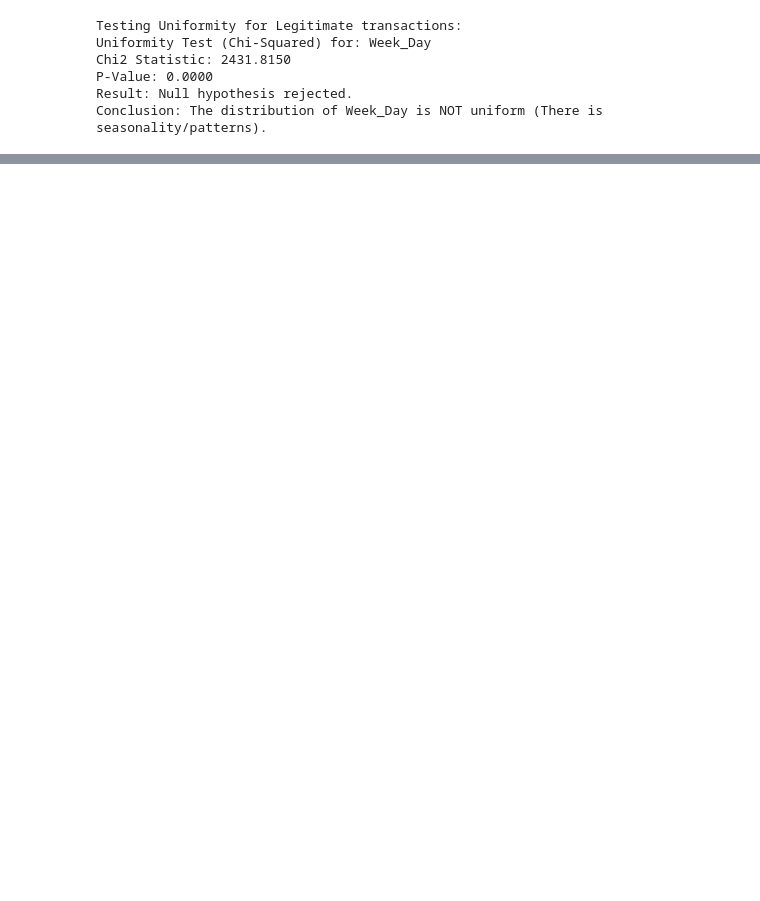
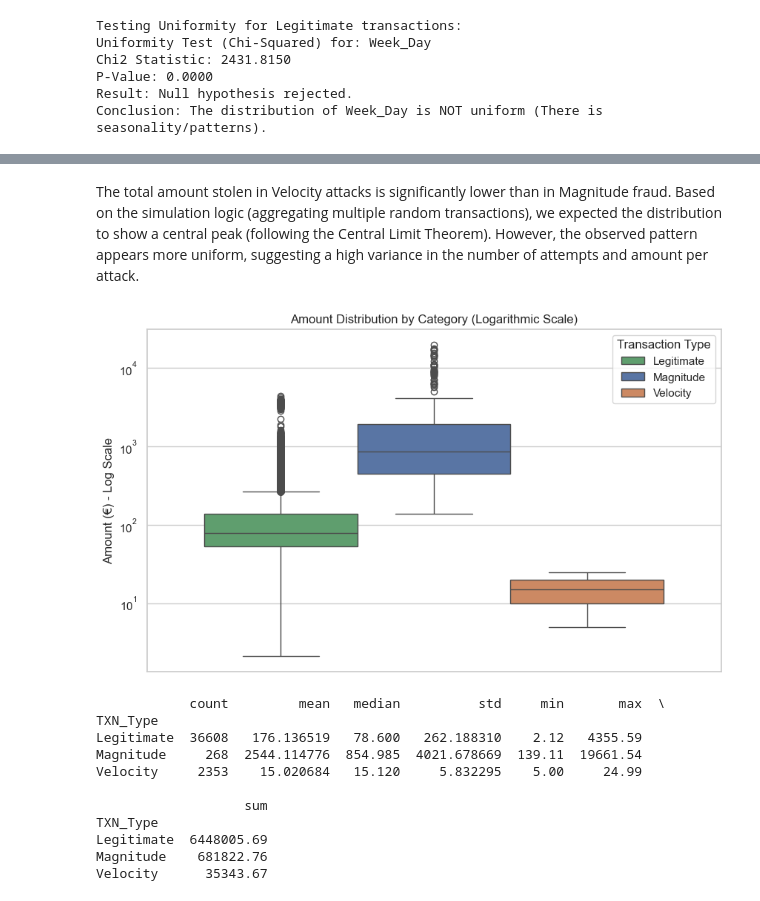
Before and after one commit to dexpositov/Financial-Fraud-Detection-System, a Jupyter notebook: notebooks/02_eda_analysis.ipynb, the cells around one changed output, grey strips where cells are left out. Drawn from its saved outputs; the diff is of its cells as text; code cells hidden in the pictures; blank space fills up the shorter version.

```diff
--- a/notebooks/02_eda_analysis.ipynb
+++ b/notebooks/02_eda_analysis.ipynb
@@ -348,0 +405,37 @@ print(sns.color_palette("deep").as_hex())
+# %% [markdown]
+The total amount stolen in Velocity attacks is significantly lower than in Magnitude fraud. Based on the simulation logic (aggregating multiple random transactions), we expected the distribution to show a central peak (following the Central Limit Theorem). However, the observed pattern appears more uniform, suggesting a high variance in the number of attempts and amount per attack.
+# %%
+# Plotting the distribution of transaction amounts by transaction type
+
+fig, ax_amount = plt.subplots(figsize=(10, 6))
+
+sns.boxplot(
+        y='Amount', data=df, hue='TXN_Type',
+        palette={'Legitimate': '#55a868', 'Velocity': '#dd8452', 'Magnitude': '#4c72b0'},
+        ax = ax_amount
+    )
+ax_amount.set_title('Amount Distribution by Category (Logarithmic Scale)')
+ax_amount.set_yscale('log') # Logarithmic scale to handle large variance in amounts
+ax_amount.set_ylabel('Amount (€) - Log Scale')
+ax_amount.legend(title='Transaction Type')
+
+plt.show()
+
+# Cross table analysis between Amount statistics and Transaction Type
+
+amount_type_stats = df.groupby('TXN_Type', observed=True)['Amount'].agg(['count', 'mean', 'median', 'std', 'min', 'max', 'sum'])
+
+print(amount_type_stats)
+# %% [output]
+[figure, added]
+            count         mean   median          std     min       max  \
+TXN_Type
+Legitimate  36608   176.136519   78.600   262.188310    2.12   4355.59
+Magnitude     268  2544.114776  854.985  4021.678669  139.11  19661.54
+Velocity     2353    15.020684   15.120     5.832295    5.00     24.99
+
+                   sum
+TXN_Type
+Legitimate  6448005.69
+Magnitude    681822.76
+Velocity      35343.67
```
Also changed, not shown: parts of 40 cells of this notebook.
